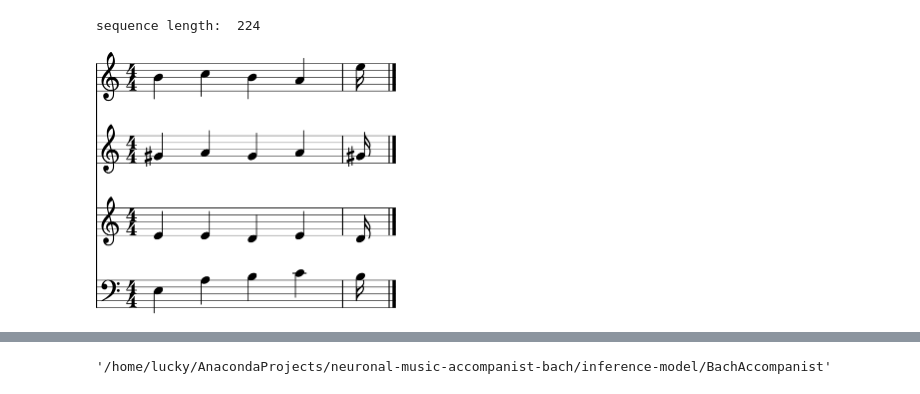
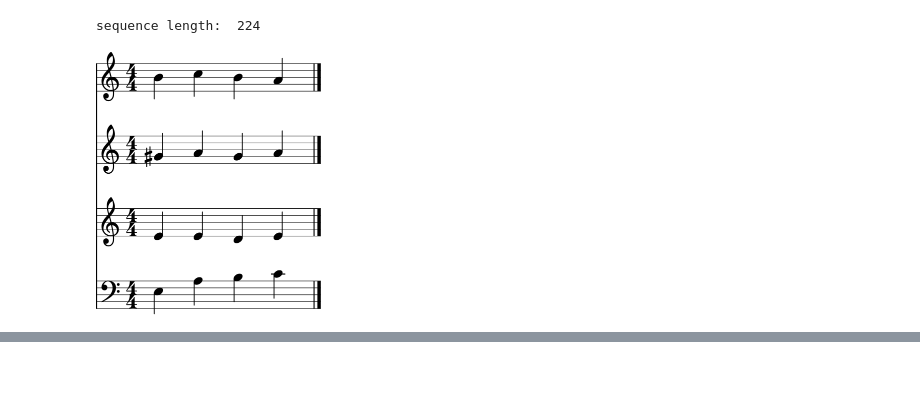
Before and after one commit to asoehlke/neuronal-music-accompanist-bach, a Jupyter notebook: MusicAccompanistApplication.ipynb, the cells around one changed output, grey strips where cells are left out. Cells and saved outputs as stored; diff of their text form; code cells hidden in the pictures.

```diff
--- a/MusicAccompanistApplication.ipynb
+++ b/MusicAccompanistApplication.ipynb
@@ -24,8 +28,4 @@ FROZEN_MODEL_NAME = "BachAccompanist.pb"
 # %%
-# create the inference model, import the trained model and export the inference model
-import functools
-import tensorflow as tf
-
 
 # for state_is_tuple = True, currently does not work with undefined batch size
 def get_state_variables(batch_size, cell):
@@ -95,15 +95,15 @@ class SequenceLabelling:
         output = tf.reshape(output, [-1, self._num_hidden])
         prediction_voices = tf.matmul(output, weight) + bias
         prediction_voices = tf.nn.softmax(tf.reshape(prediction_voices, [-1, 1, (NUM_VOICES - 1), NUM_CLASSES]))
-        print("prediction_voices:", prediction_voices.shape)
+        #print("prediction_voices:", prediction_voices.shape)
 
         # attack layer for voices: 1
         weight, bias = self._weight_and_bias(self._num_hidden, NUM_VOICES - 1)
         prediction_attack = tf.sigmoid(tf.reshape(tf.matmul(output, weight) + bias, [-1, self.seq_length, NUM_VOICES - 1, 1]))
-        print("prediction_attack:", prediction_attack.shape)
+        #print("prediction_attack:", prediction_attack.shape)
 
         prediction = tf.concat(axis = 3, values = [prediction_voices, prediction_attack], name = "prediction")
-        print("prediction:", prediction.shape)
+        print("prediction shape:", prediction.shape)
 
         # Add an operation to update the lstm states with the last state tensors.
         self.update_state = get_state_update_op(state, new_state)
@@ -122,7 +122,7 @@ with g.as_default():
     length = 1
     input_size = NUM_CLASSES + 1
     data = tf.placeholder(tf.float32, [1, length, input_size], name="input")
-    target = tf.placeholder(tf.float32, [1, length, NUM_VOICES - 1, NUM_CLASSES + 1], name="output")
+    print("input shape: ", data.shape)
     model = SequenceLabelling(data, num_hidden = 300, num_layers=3)
     sess = tf.Session()
     sess.run(tf.global_variables_initializer())
@@ -135,3 +135,4 @@ with g.as_default():
     graph_def = g.as_graph_def()
     tf.train.write_graph(graph_def, FROZEN_MODEL_DIR, \
         FROZEN_MODEL_NAME, as_text=False)
+    print("written model to ", FROZEN_MODEL_DIR, "/", FROZEN_MODEL_NAME)
@@ -399,15 +409,10 @@ for tick in range(len(train['data'][0])):
 # %% [output]
 sequence length:  224
 # %%
-songNum = 16
+songNum = 15 # song containing the first 16 ticks - the first measure
 sc = createStream(predSongPieces[songNum], 4)
 sc.show()
 sc.show('midi')
 # %% [output]
-[figure, old version]
+[figure, new version]
 [interactive output not drawn]
-# %%
-all_saver = tf.train.Saver()
-all_saver.save(sess, "/home/lucky/AnacondaProjects/neuronal-music-accompanist-bach/inference-model/BachAccompanist")
-# %% [output]
-'/home/lucky/AnacondaProjects/neuronal-music-accompanist-bach/inference-model/BachAccompanist'
```
Also changed, not shown: parts of 5 cells of this notebook.
